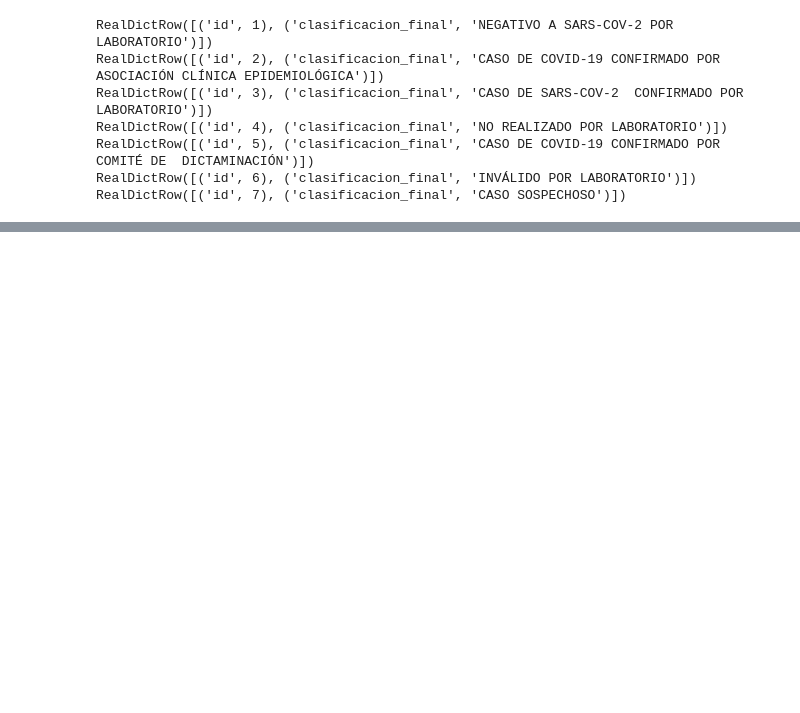
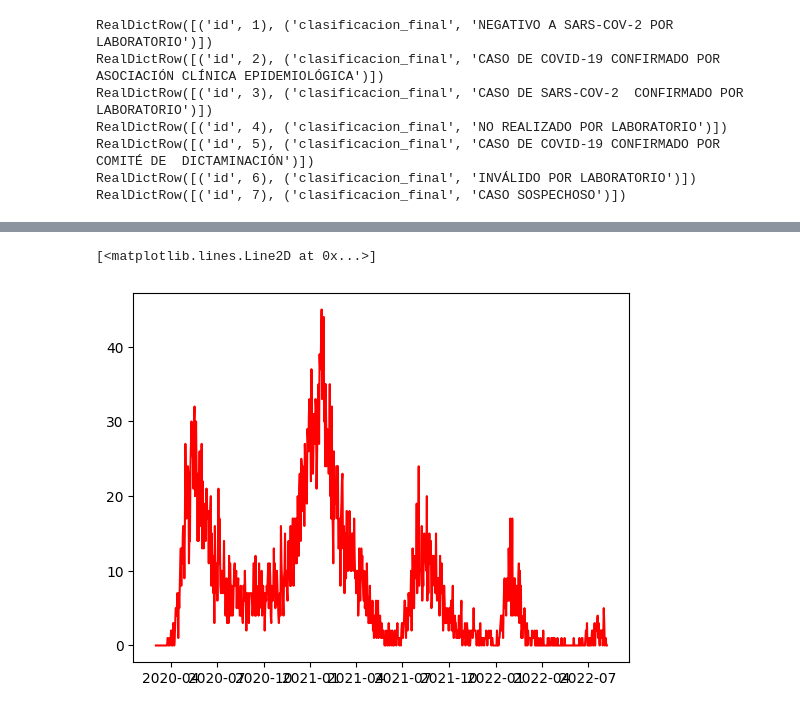
Before and after one commit to zs10011598/phd-computations, a Jupyter notebook: waves/average_local_max_infected-deads.ipynb, the cells around one changed output, grey strips where cells are left out. Cells and saved outputs as stored; diff of their text form; code cells hidden in the pictures; blank space fills up the shorter version.

```diff
--- a/waves/average_local_max_infected-deads.ipynb
+++ b/waves/average_local_max_infected-deads.ipynb
@@ -91,0 +162,5 @@ dfdb.head()
+# %%
+plt.plot(df['date_occurrence'], df['deaths'], color='red')
+# %% [output]
+[<matplotlib.lines.Line2D at 0x...>]
+[figure, added]
```
Also changed, not shown: parts of 20 cells of this notebook, 2 other files.
